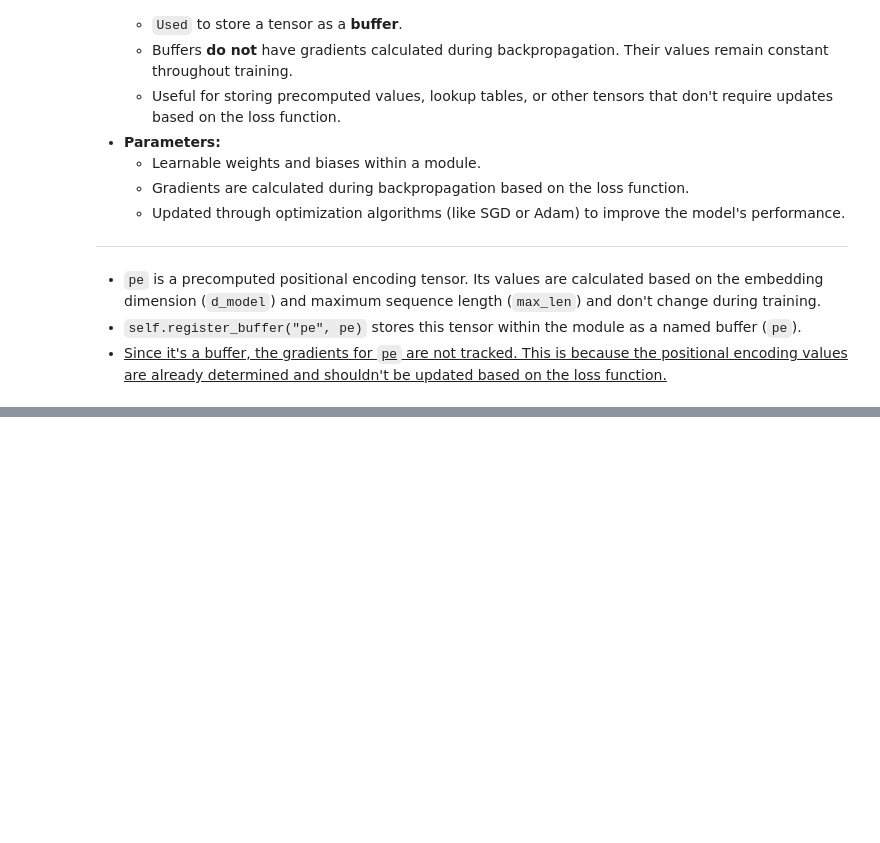
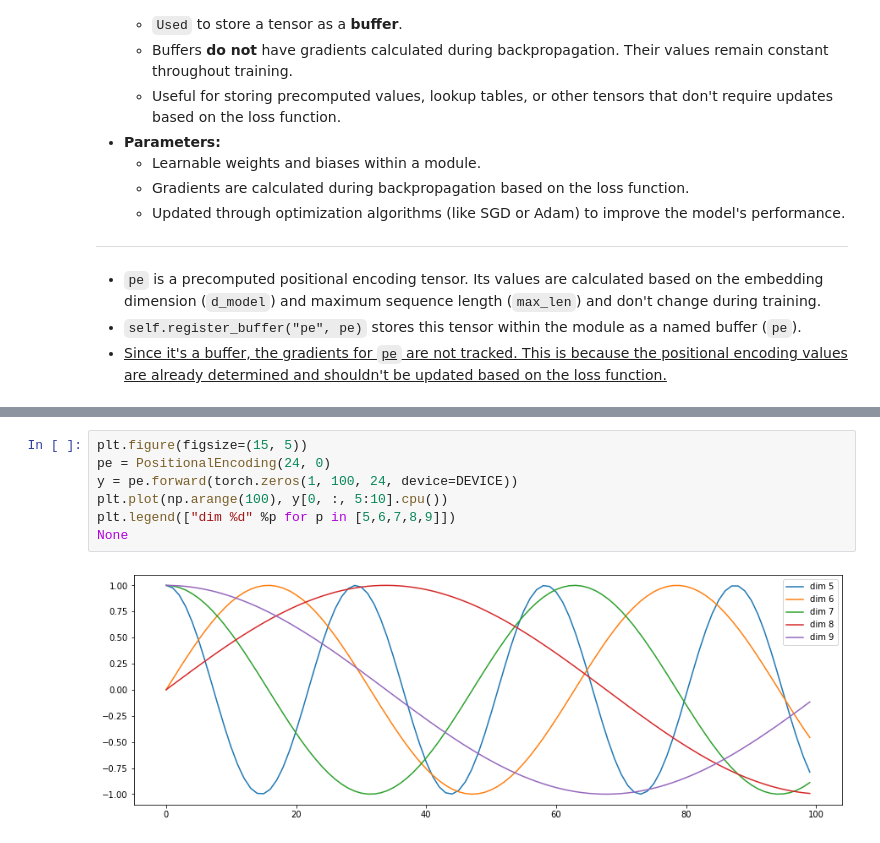
Before and after one commit to loveplay1983/transformer-study-xuan, a Jupyter notebook: transformer-study/transformer-english-chinese/transformer-english-chinese-test.ipynb, the cells around one changed output, grey strips where cells are left out. Cells and saved outputs as stored; diff of their text form; blank space fills up the shorter version.

```diff
--- a/transformer-study/transformer-english-chinese/transformer-english-chinese-test.ipynb
+++ b/transformer-study/transformer-english-chinese/transformer-english-chinese-test.ipynb
@@ -415,0 +446,9 @@ positional_encoding = pe.forward(Variable(torch.zeros(1, 100, 32))) # sequence l
+# %%
+plt.figure(figsize=(15, 5))
+pe = PositionalEncoding(24, 0)
+y = pe.forward(torch.zeros(1, 100, 24, device=DEVICE))
+plt.plot(np.arange(100), y[0, :, 5:10].cpu())
+plt.legend(["dim %d" %p for p in [5,6,7,8,9]])
+None
+# %% [output]
+[figure, added]
```
Also changed, not shown: parts of 9 cells of this notebook.
